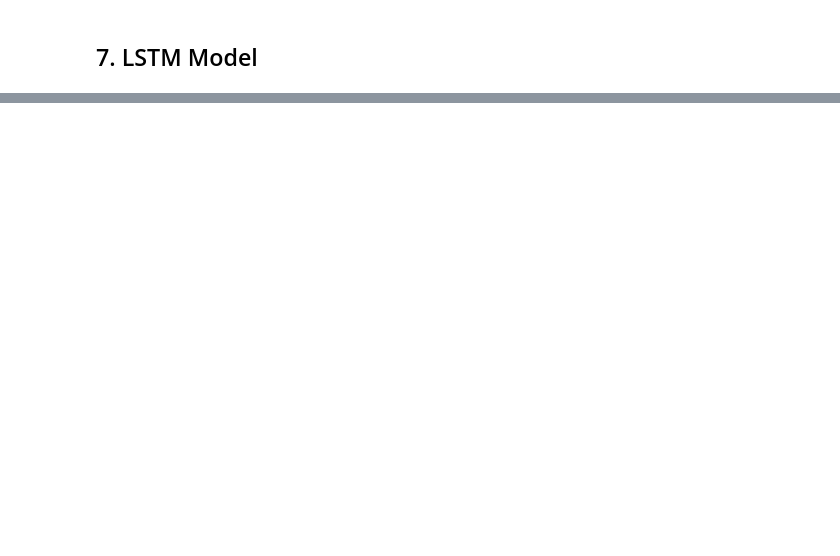
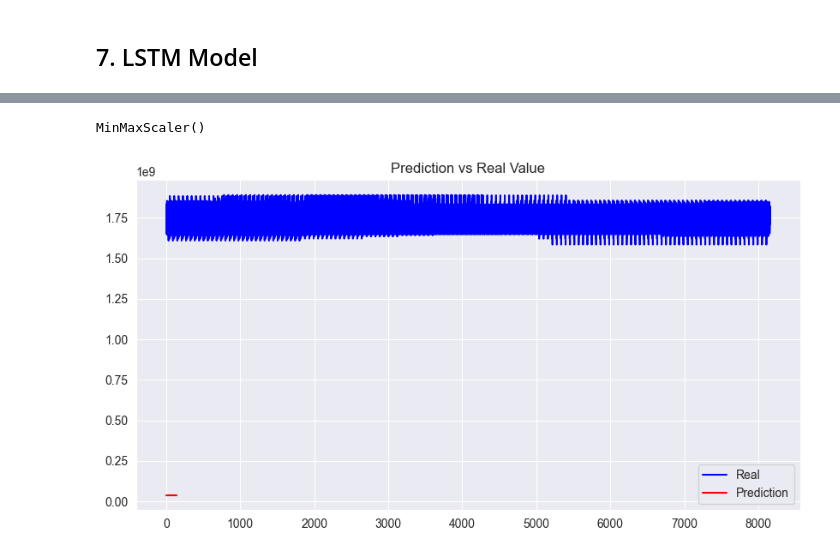
Before and after one commit to VictorMDSS/De_Sousa_Sanchez_Victor_Manuel_CriptoPredict, a Jupyter notebook: main.ipynb, the cells around one changed output, grey strips where cells are left out. Cells and saved outputs as stored; diff of their text form; code cells hidden in the pictures; blank space fills up the shorter version.

```diff
--- a/main.ipynb
+++ b/main.ipynb
@@ -410,0 +434,4 @@ Model: "sequential"
+# %%
+#Predict
+
+y_pred_scaled = model.predict(X_test_seq)
@@ -410,0 +440,20 @@ Model: "sequential"
+# %%
+scaler_y = MinMaxScaler()
+scaler_y.fit(y_train_seq.reshape(-1,1))
+# %% [output]
+MinMaxScaler()
+# %%
+joblib.dump(scaler_y, "scaler_y.pkl")
+scaler_y = joblib.load("scaler_y.pkl")
+# %%
+y_pred = scaler_y.inverse_transform(y_pred_scaled)
+y_test_original = scaler_y.inverse_transform(y_test_seq.reshape(-1,1))
+# %%
+plt.figure(figsize=(10, 5))
+plt.plot(y_test_original, label = "Real", color= "blue")
+plt.plot(y_pred, label = "Prediction", color = "red")
+plt.legend()
+plt.title("Prediction vs Real Value")
+plt.show()
+# %% [output]
+[figure, added]
```
Also changed, not shown: parts of 18 cells of this notebook, 2 other files.
